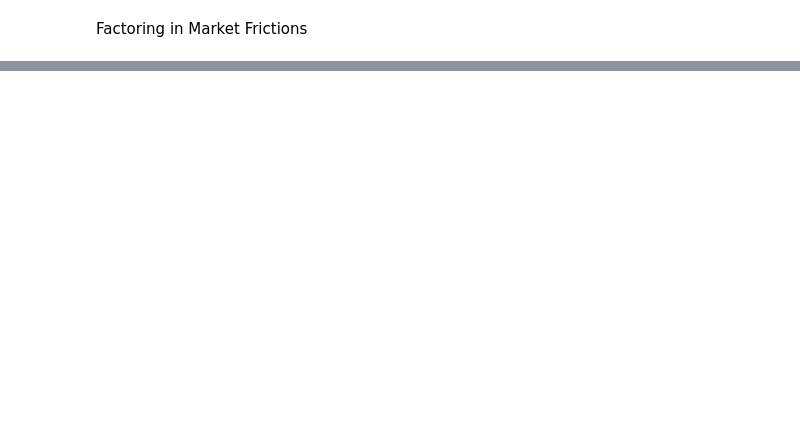
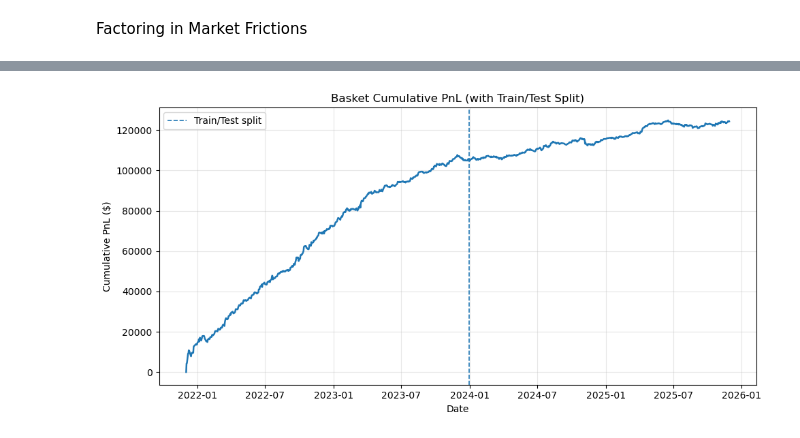
Before and after one commit to BearcatJones1999/Cointegration-Testing, a Jupyter notebook: Cointegration Pipline.ipynb, the cells around one changed output, grey strips where cells are left out. Drawn from its saved outputs; the diff is of its cells as text; code cells hidden in the pictures; blank space fills up the shorter version.

```diff
--- a/Cointegration Pipline.ipynb
+++ b/Cointegration Pipline.ipynb
@@ -1110,0 +1198,24 @@ Name: basket_cum_pnl, dtype: float64
+# %%
+notional = 10_000.0          # same notional as in backtest_pair
+max_pair_dd_pct = 0.10       # kill after 10% drawdown from peak equity
+
+pair_results = []
+for _, row in tradable.iterrows():
+    s1, s2 = row["s1"], row["s2"]
+    df_pair = backtest_pair(
+        s1, s2,
+        prices_clean=prices_clean,
+        train_end="2023-12-31",  # same as selection
+        entry_z=0.75,
+        exit_z=0.25,
+        notional=notional,
+        cost_bps=3e-4,
+        borrow_rate=0.03,
+    )
+    if df_pair is not None:
+        df_pair = apply_drawdown_pct_kill(
+            df_pair,
+            max_dd_pct=max_pair_dd_pct,
+            base_capital=notional,
+        )
+        pair_results.append(df_pair)
@@ -1110,0 +1285,21 @@ Name: basket_cum_pnl, dtype: float64
+# %%
+# If not already computed:
+# basket_pnl = all_pnl.sum(axis=1)
+# basket_cum_pnl = basket_pnl.cumsum()
+
+plt.figure(figsize=(10, 5))
+plt.plot(basket_cum_pnl.index, basket_cum_pnl.values, linewidth=1.8)
+
+# Mark the train/test split
+split_date = pd.to_datetime(train_end)
+plt.axvline(split_date, linestyle="--", linewidth=1.2, label="Train/Test split")
+
+plt.title("Basket Cumulative PnL (with Train/Test Split)")
+plt.xlabel("Date")
+plt.ylabel("Cumulative PnL ($)")
+plt.legend()
+plt.grid(True, alpha=0.3)
+plt.tight_layout()
+plt.show()
+# %% [output]
+[figure, added]
```
Also changed, not shown: parts of 35 cells of this notebook.
